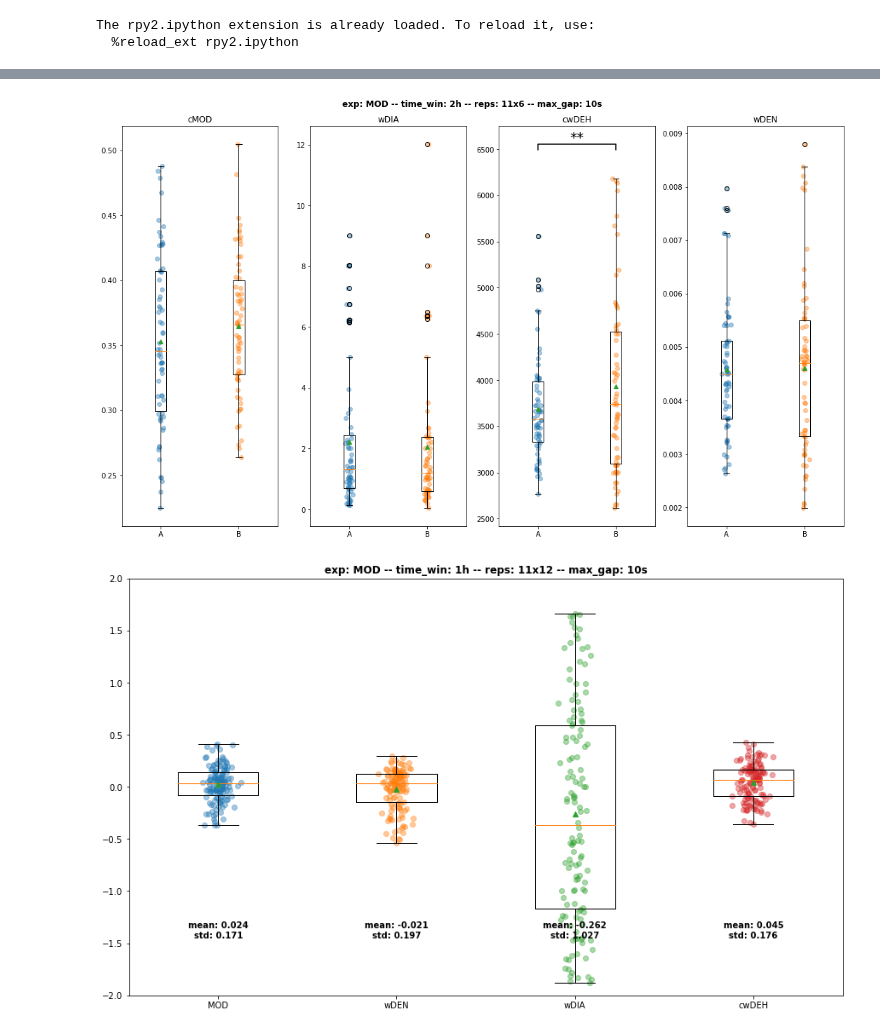
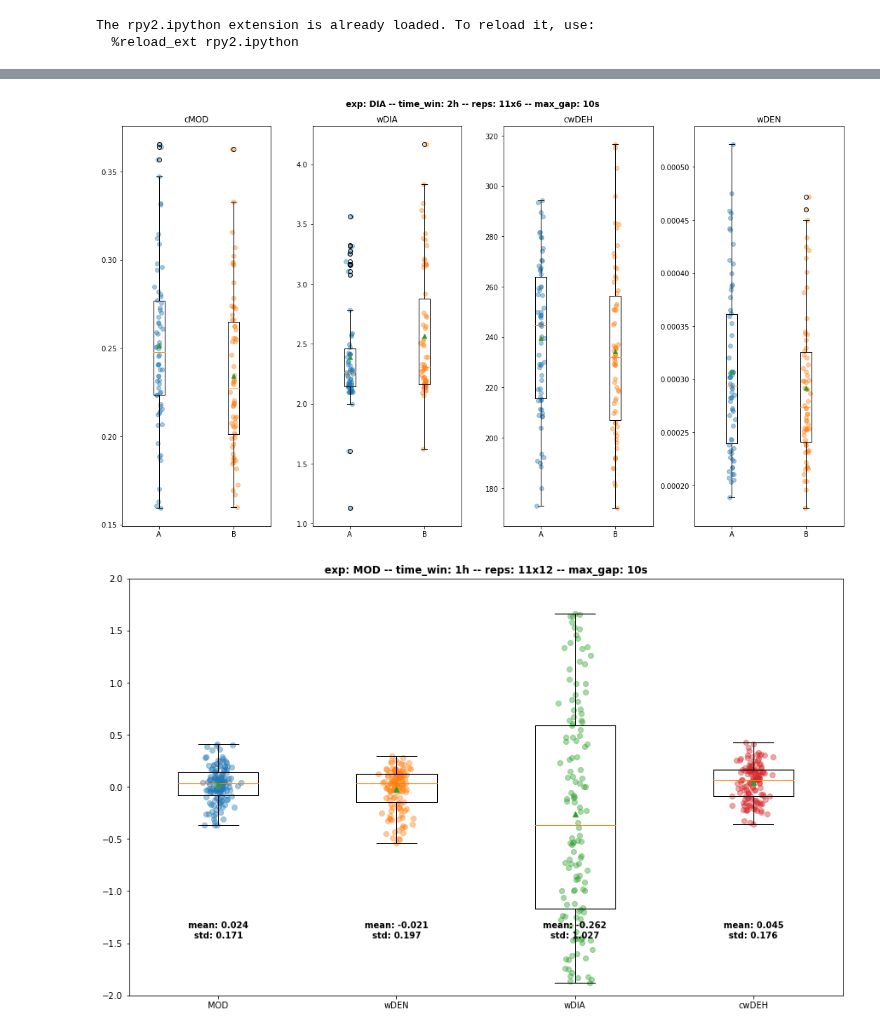
Before and after one commit to EnricoGavagnin/nest_topology_analysis, a Jupyter notebook: NTM_df_prop_processing.ipynb, the cells around one changed output, grey strips where cells are left out. Saved outputs shown, nothing was run; the diff lists cells and outputs as text; code cells hidden in the pictures.

```diff
--- a/NTM_df_prop_processing.ipynb
+++ b/NTM_df_prop_processing.ipynb
@@ -13,12 +13,12 @@ from rpy2.robjects.packages import importr
 The rpy2.ipython extension is already loaded. To reload it, use:
   %reload_ext rpy2.ipython
 # %%
-df = pd.read_pickle('data/prop_data_gap_12_2_1_05_ct_NEST.pkl').drop_duplicates()
-#df = pd.read_pickle('data/prop_data_2_ni_NEST.pkl').drop_duplicates()
+#df = pd.read_pickle('data/prop_data_gap_12_2_1_05_ct_NEST.pkl').drop_duplicates()
+df = pd.read_pickle('data/prop_data_2_ni_NEST.pkl').drop_duplicates()
 # %%
 # --------- FILTERING ------------
 reps_discarded = [20,41]
-exp = 'MOD'
+exp = 'DIA'
 
 time_win = 2 #h
 max_gap = 10 #s
@@ -148,47 +130,45 @@ fig, axs = plt.subplots(1, len(prop_list))
 for idx_p, p in enumerate(prop_list):
 
     # dataframe for a-b comparison
     df_ab = pd.DataFrame()
     df_ab.insert(0, 'A', list(df_filt[p].iloc[::2]))
     df_ab.insert(1, 'B', list(df_filt[p].iloc[1::2]))
     df_ab
 
 
     # Plotting
     vals, names, xs = [],[],[]
     for i, col in enumerate(df_ab.columns):
         vals.append(df_ab[col].values)
         names.append(col)
         xs.append(np.random.normal(i + 1, 0.02, df_ab[col].values.shape[0]))  # adds jitter to the data points - can be adjusted
 
 
     box_plot = axs[idx_p].boxplot(vals, labels=names, showmeans=True)
     for x, val in zip(xs, vals):
         axs[idx_p].scatter(x, val, alpha=0.4)
 
     means = df_ab.mean()
     stds =  df_ab.std()
 
     axs[idx_p].set_title(p)
 
-    # statistical annotation
-    if pv_dict[p]<=0.05:
-        stat_sign = '*' + (pv_dict[p]<=0.01)*'*' + (pv_dict[p]<=0.001)*'*' + (pv_dict[p]<=0.0001)*'*'
-        x1, x2 = 1, 2   # columns 'Sat' and 'Sun' (first column: 0, see plt.xticks())
-        mm =np.max(df_ab.max())
-        y, h, col = 1.05*mm, 0.01*mm, 'k'
-        axs[idx_p].plot([x1, x1, x2, x2], [y, y+h, y+h, y], lw=1.5, c=col)
-        axs[idx_p].text((x1+x2)*.5, y+h, stat_sign, ha='center', va='bottom', color=col, fontsize=20)
+#     # statistical annotation
+#     if pv_dict[p]<=0.05:
+#         stat_sign = '*' + (pv_dict[p]<=0.01)*'*' + (pv_dict[p]<=0.001)*'*' + (pv_dict[p]<=0.0001)*'*'
+#         x1, x2 = 1, 2   # columns 'Sat' and 'Sun' (first column: 0, see plt.xticks())
+#         mm =np.max(df_ab.max())
+#         y, h, col = 1.05*mm, 0.01*mm, 'k'
+#         axs[idx_p].plot([x1, x1, x2, x2], [y, y+h, y+h, y], lw=1.5, c=col)
+#         axs[idx_p].text((x1+x2)*.5, y+h, stat_sign, ha='center', va='bottom', color=col, fontsize=20)
 
-fig = plt.suptitle('exp: ' + exp +
-                    ' -- time_win: ' + str(time_win) + 'h'
-                    ' -- reps: ' + str(int(len(df_ab)*time_win/12)) + 'x' + str(int(12/time_win)) +
-                    ' -- max_gap: ' + str(max_gap) + 's',
-                   fontweight="bold")
+title = 'exp: ' + exp + ' -- time_win: ' + str(time_win) + 'h' + ' -- reps: ' + str(int(len(df_ab)*time_win/12)) + 'x' + str(int(12/time_win)) +  ' -- max_gap: ' + str(max_gap) + 's'
+fig = plt.suptitle(title, fontweight="bold")
 plt.tight_layout()
+plt.savefig('plots/' + title + '_num_int.png')
 plt.show()
 # %% [output]
-[figure, old version]
+[figure, new version]
 # %%
 #===== RELATIVE DIFFERENCE =====
 
```
Also changed, not shown: parts of 3 cells of this notebook, 18 other files.
